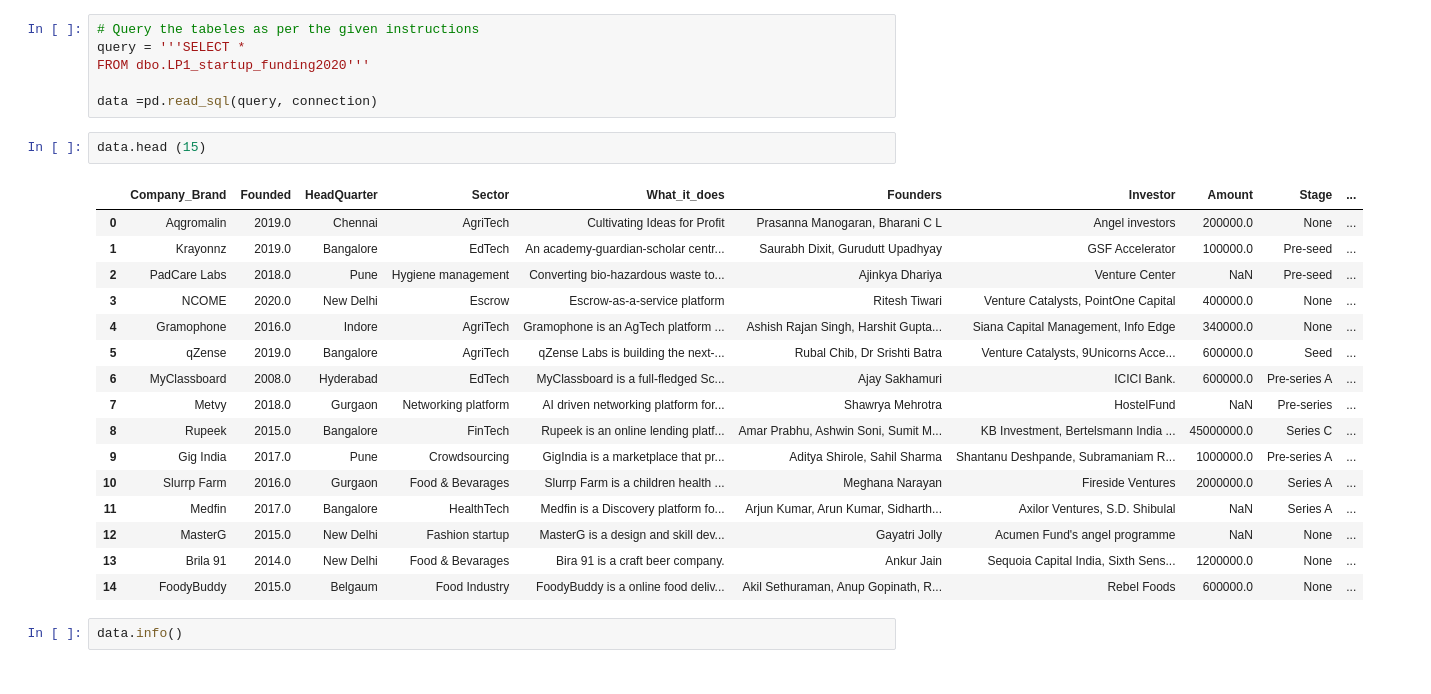
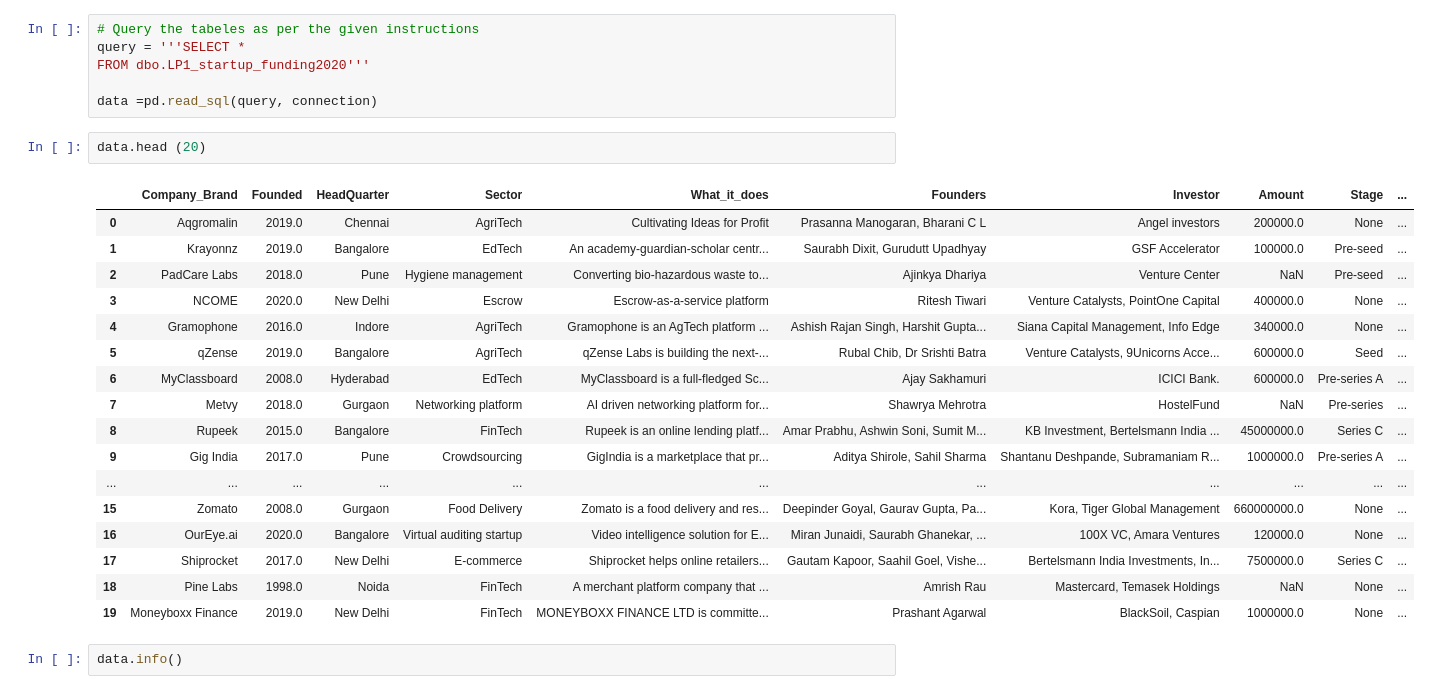
Before and after one commit to Njuraita/LP1-Indian-Startup-Ecosystem, a Jupyter notebook: Notebooks/LP1.ipynb, the cells around one changed output. Cells and saved outputs as stored; diff of their text form.

```diff
--- a/Notebooks/LP1.ipynb
+++ b/Notebooks/LP1.ipynb
@@ -41,24 +79,25 @@ FROM dbo.LP1_startup_funding2020'''
 
 data =pd.read_sql(query, connection)
 # %%
-data.head (15)
+data.head (20)
 # %% [output]
 |  | Company_Brand | Founded | HeadQuarter | Sector | What_it_does | Founders | Investor | Amount | Stage | ... |
 | 0 | Aqgromalin | 2019.0 | Chennai | AgriTech | Cultivating Ideas for Profit | Prasanna Manogaran, Bharani C L | Angel investors | 200000.0 | None | ... |
 | 1 | Krayonnz | 2019.0 | Bangalore | EdTech | An academy-guardian-scholar centr... | Saurabh Dixit, Gurudutt Upadhyay | GSF Accelerator | 100000.0 | Pre-seed | ... |
 | 2 | PadCare Labs | 2018.0 | Pune | Hygiene management | Converting bio-hazardous waste to... | Ajinkya Dhariya | Venture Center | NaN | Pre-seed | ... |
 | 3 | NCOME | 2020.0 | New Delhi | Escrow | Escrow-as-a-service platform | Ritesh Tiwari | Venture Catalysts, PointOne Capital | 400000.0 | None | ... |
 | 4 | Gramophone | 2016.0 | Indore | AgriTech | Gramophone is an AgTech platform ... | Ashish Rajan Singh, Harshit Gupta... | Siana Capital Management, Info Edge | 340000.0 | None | ... |
 | 5 | qZense | 2019.0 | Bangalore | AgriTech | qZense Labs is building the next-... | Rubal Chib, Dr Srishti Batra | Venture Catalysts, 9Unicorns Acce... | 600000.0 | Seed | ... |
 | 6 | MyClassboard | 2008.0 | Hyderabad | EdTech | MyClassboard is a full-fledged Sc... | Ajay Sakhamuri | ICICI Bank. | 600000.0 | Pre-series A | ... |
 | 7 | Metvy | 2018.0 | Gurgaon | Networking platform | AI driven networking platform for... | Shawrya Mehrotra | HostelFund | NaN | Pre-series | ... |
 | 8 | Rupeek | 2015.0 | Bangalore | FinTech | Rupeek is an online lending platf... | Amar Prabhu, Ashwin Soni, Sumit M... | KB Investment, Bertelsmann India ... | 45000000.0 | Series C | ... |
 | 9 | Gig India | 2017.0 | Pune | Crowdsourcing | GigIndia is a marketplace that pr... | Aditya Shirole, Sahil Sharma | Shantanu Deshpande, Subramaniam R... | 1000000.0 | Pre-series A | ... |
-| 10 | Slurrp Farm | 2016.0 | Gurgaon | Food & Bevarages | Slurrp Farm is a children health ... | Meghana Narayan | Fireside Ventures | 2000000.0 | Series A | ... |
-| 11 | Medfin | 2017.0 | Bangalore | HealthTech | Medfin is a Discovery platform fo... | Arjun Kumar, Arun Kumar, Sidharth... | Axilor Ventures, S.D. Shibulal | NaN | Series A | ... |
-| 12 | MasterG | 2015.0 | New Delhi | Fashion startup | MasterG is a design and skill dev... | Gayatri Jolly | Acumen Fund's angel programme | NaN | None | ... |
-| 13 | Brila 91 | 2014.0 | New Delhi | Food & Bevarages | Bira 91 is a craft beer company. | Ankur Jain | Sequoia Capital India, Sixth Sens... | 1200000.0 | None | ... |
-| 14 | FoodyBuddy | 2015.0 | Belgaum | Food Industry | FoodyBuddy is a online food deliv... | Akil Sethuraman, Anup Gopinath, R... | Rebel Foods | 600000.0 | None | ... |
+| ... | ... | ... | ... | ... | ... | ... | ... | ... | ... | ... |
+| 15 | Zomato | 2008.0 | Gurgaon | Food Delivery | Zomato is a food delivery and res... | Deepinder Goyal, Gaurav Gupta, Pa... | Kora, Tiger Global Management | 660000000.0 | None | ... |
+| 16 | OurEye.ai | 2020.0 | Bangalore | Virtual auditing startup | Video intelligence solution for E... | Miran Junaidi, Saurabh Ghanekar, ... | 100X VC, Amara Ventures | 120000.0 | None | ... |
+| 17 | Shiprocket | 2017.0 | New Delhi | E-commerce | Shiprocket helps online retailers... | Gautam Kapoor, Saahil Goel, Vishe... | Bertelsmann India Investments, In... | 7500000.0 | Series C | ... |
+| 18 | Pine Labs | 1998.0 | Noida | FinTech | A merchant platform company that ... | Amrish Rau | Mastercard, Temasek Holdings | NaN | None | ... |
+| 19 | Moneyboxx Finance | 2019.0 | New Delhi | FinTech | MONEYBOXX FINANCE LTD is committe... | Prashant Agarwal | BlackSoil, Caspian | 1000000.0 | None | ... |
 # %%
 data.info()
 # %% [output]
```
Also changed, not shown: parts of 7 cells of this notebook.
